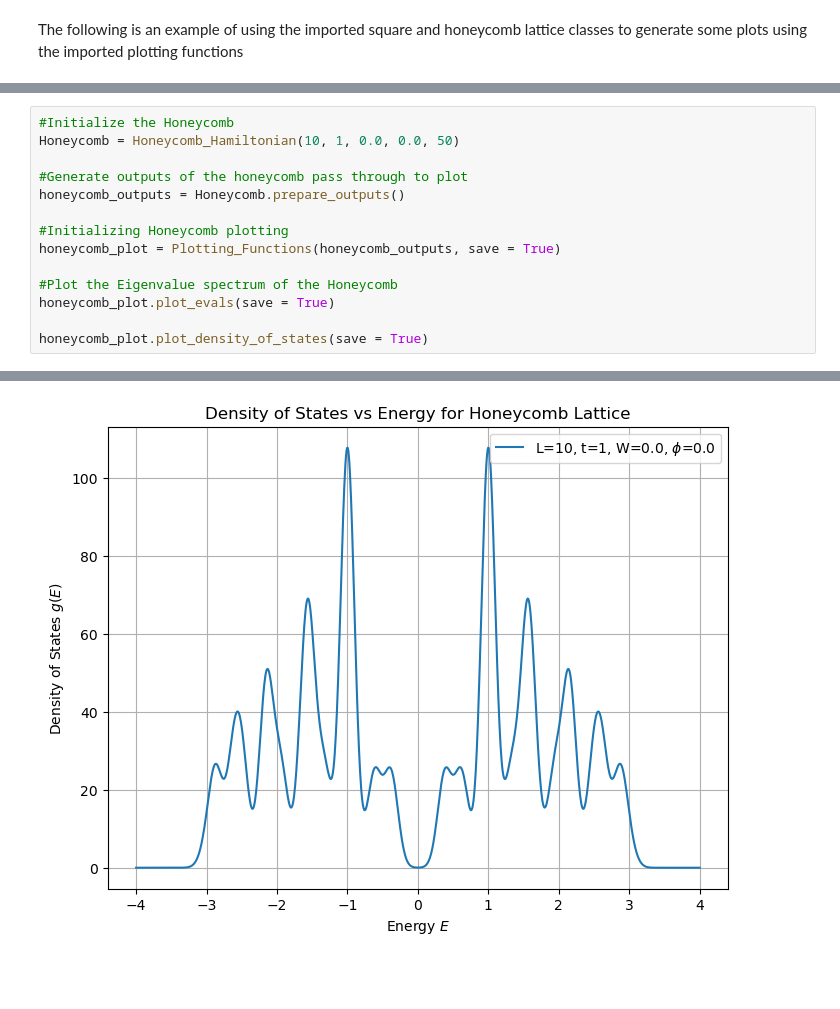
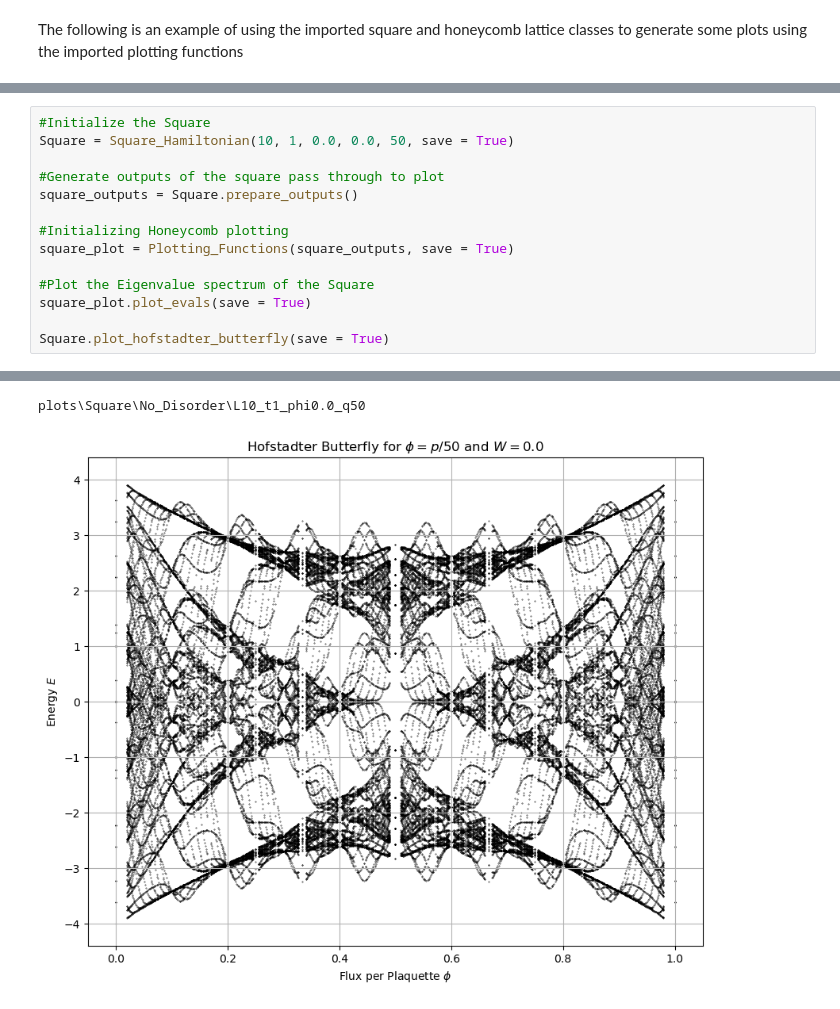
Before and after one commit to r-siddiqi/Hofstadter, a Jupyter notebook: test.ipynb, the cells around one changed output, grey strips where cells are left out. Saved outputs shown, nothing was run; the diff lists cells and outputs as text; blank space fills up the shorter version.

Commit message:
butterfly saving

```diff
--- a/test.ipynb
+++ b/test.ipynb
@@ -7,15 +37,15 @@ The following is an example of using the imported square and honeycomb lattice c
 # %%
-#Initialize the Honeycomb
-Honeycomb = Honeycomb_Hamiltonian(10, 1, 0.0, 0.0, 50)
+#Initialize the Square
+Square = Square_Hamiltonian(10, 1, 0.0, 0.0, 50, save = True)
 
-#Generate outputs of the honeycomb pass through to plot
-honeycomb_outputs = Honeycomb.prepare_outputs()
+#Generate outputs of the square pass through to plot
+square_outputs = Square.prepare_outputs()
 
 #Initializing Honeycomb plotting
-honeycomb_plot = Plotting_Functions(honeycomb_outputs, save = True)
+square_plot = Plotting_Functions(square_outputs, save = True)
 
-#Plot the Eigenvalue spectrum of the Honeycomb
-honeycomb_plot.plot_evals(save = True)
+#Plot the Eigenvalue spectrum of the Square
+square_plot.plot_evals(save = True)
 
-honeycomb_plot.plot_density_of_states(save = True)
+Square.plot_hofstadter_butterfly(save = True)
 # %% [output]
@@ -23 +53,2 @@ honeycomb_plot.plot_density_of_states(save = True)
+plots\Square\No_Disorder\L10_t1_phi0.0_q50
-[figure, old version]
+[figure, new version]
```
Also changed, not shown: parts of 3 cells of this notebook, 7 other files.
